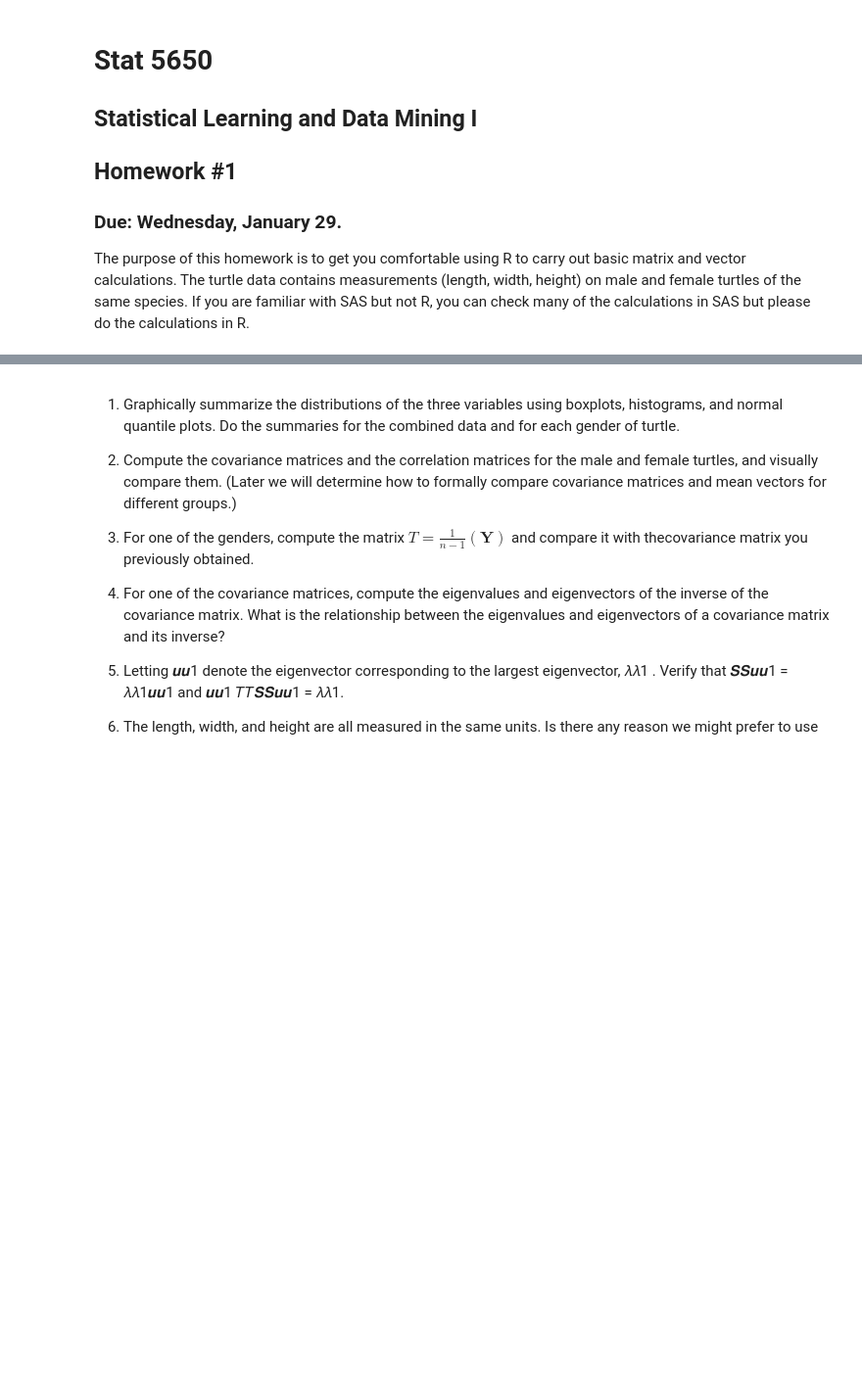
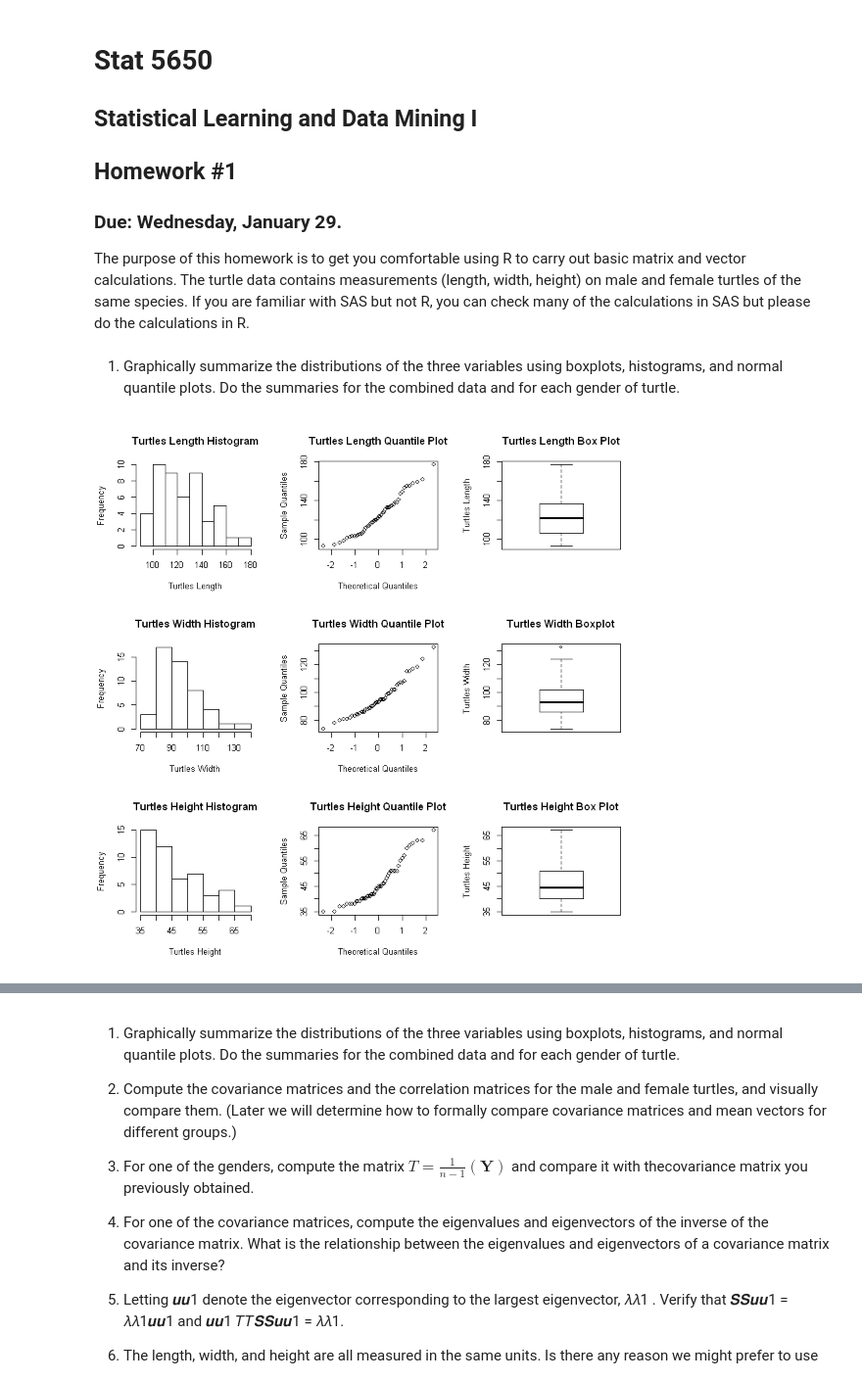
Before and after one commit to michael-huber2772/STAT5650, a Jupyter notebook: Assignments/Assignment1/Homework_1.ipynb, the cells around one changed output, grey strips where cells are left out. Shown at 98% size. Drawn from its saved outputs; the diff is of its cells as text; code cells hidden in the pictures; blank space fills up the shorter version.

```diff
--- a/Assignments/Assignment1/Homework_1.ipynb
+++ b/Assignments/Assignment1/Homework_1.ipynb
@@ -8,3 +8,9 @@ vector calculations.
 The turtle data contains measurements (length, width, height) on male and female turtles of the
 same species. If you are familiar with SAS but not R, you can check many of the calculations in
 SAS but please do the calculations in R.
+# %% [markdown]
+1. Graphically summarize the distributions of the three variables using boxplots, histograms,
+and normal quantile plots. Do the summaries for the combined data and for each gender of
+turtle.
+# %%
+turtles <- read.csv("../../Data/turtles.csv")
@@ -10,0 +20,28 @@ SAS but please do the calculations in R.
+# %%
+par(mfrow=c(3,3))
+hist(turtles$Length,
+     main = 'Turtles Length Histogram',
+     xlab = 'Turtles Length')
+qqnorm(turtles$Length,
+       main = 'Turtles Length Quantile Plot')
+boxplot(turtles$Length,
+        main = 'Turtles Length Box Plot',
+        ylab = 'Turtles Length')
+hist(turtles$Width,
+     main = 'Turtles Width Histogram',
+     xlab = 'Turtles Width')
+qqnorm(turtles$Width,
+       main = 'Turtles Width Quantile Plot')
+boxplot(turtles$Width,
+        main = 'Turtles Width Boxplot',
+        ylab = 'Turtles Width')
+hist(turtles$Height,
+     main = 'Turtles Height Histogram',
+     xlab = 'Turtles Height')
+qqnorm(turtles$Height,
+       main = 'Turtles Height Quantile Plot')
+boxplot(turtles$Height,
+        main = 'Turtles Height Box Plot',
+        ylab = 'Turtles Height')
+# %% [output]
+[figure, added]
```
Also changed, not shown: parts of 3 cells of this notebook, 1 other file.
